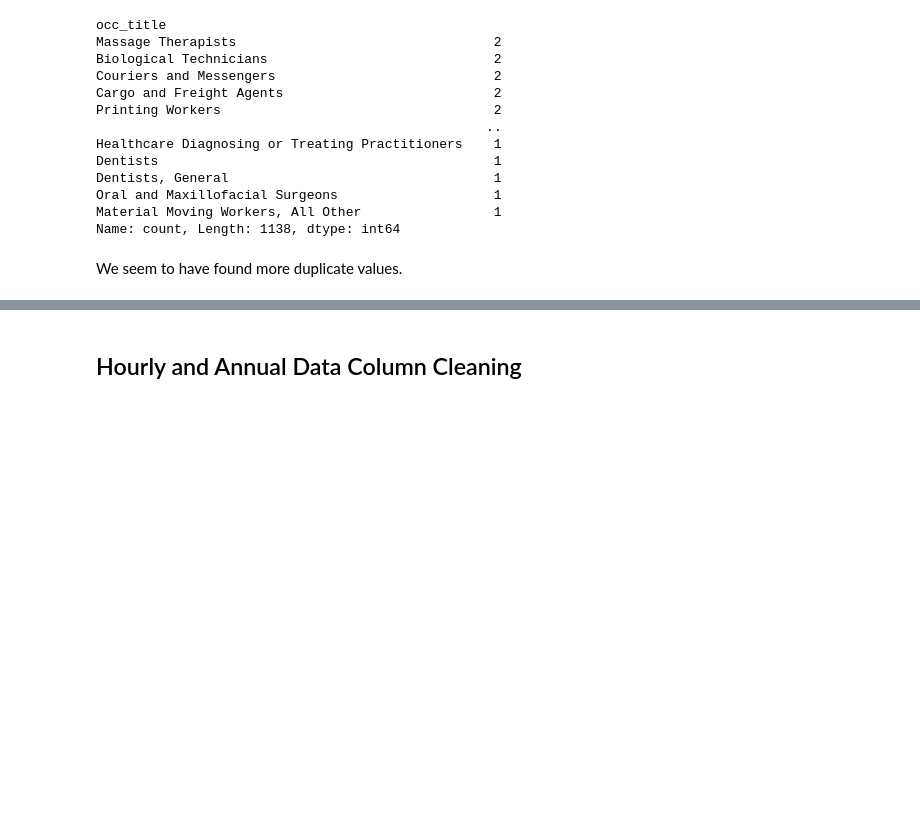
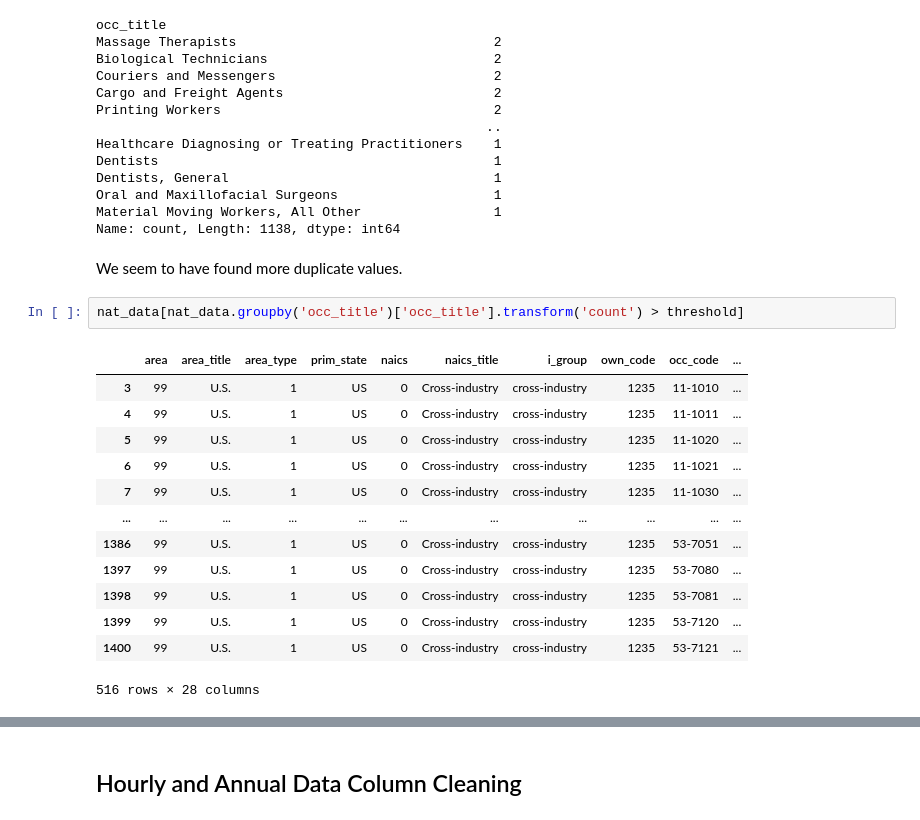
Before and after one commit to blue-santa/comparing-training-req-to-salary-exp, a Jupyter notebook: notebooks/2026-04-02-00-train_reward_compare_bls_data_rough_wrangling.ipynb, the cells around one changed output, grey strips where cells are left out. Saved outputs shown, nothing was run; the diff lists cells and outputs as text; blank space fills up the shorter version.

Commit message:
discover duplicate rows in occ_title column

```diff
--- a/notebooks/2026-04-02-00-train_reward_compare_bls_data_rough_wrangling.ipynb
+++ b/notebooks/2026-04-02-00-train_reward_compare_bls_data_rough_wrangling.ipynb
@@ -973,3 +973,19 @@ Material Moving Workers, All Other                 1
 Name: count, Length: 1138, dtype: int64
 # %% [markdown]
 We seem to have found more duplicate values.
+# %%
+nat_data[nat_data.groupby('occ_title')['occ_title'].transform('count') > threshold]
+# %% [output]
+|  | area | area_title | area_type | prim_state | naics | naics_title | i_group | own_code | occ_code | ... |
+| 3 | 99 | U.S. | 1 | US | 0 | Cross-industry | cross-industry | 1235 | 11-1010 | ... |
+| 4 | 99 | U.S. | 1 | US | 0 | Cross-industry | cross-industry | 1235 | 11-1011 | ... |
+| 5 | 99 | U.S. | 1 | US | 0 | Cross-industry | cross-industry | 1235 | 11-1020 | ... |
+| 6 | 99 | U.S. | 1 | US | 0 | Cross-industry | cross-industry | 1235 | 11-1021 | ... |
+| 7 | 99 | U.S. | 1 | US | 0 | Cross-industry | cross-industry | 1235 | 11-1030 | ... |
+| ... | ... | ... | ... | ... | ... | ... | ... | ... | ... | ... |
+| 1386 | 99 | U.S. | 1 | US | 0 | Cross-industry | cross-industry | 1235 | 53-7051 | ... |
+| 1397 | 99 | U.S. | 1 | US | 0 | Cross-industry | cross-industry | 1235 | 53-7080 | ... |
+| 1398 | 99 | U.S. | 1 | US | 0 | Cross-industry | cross-industry | 1235 | 53-7081 | ... |
+| 1399 | 99 | U.S. | 1 | US | 0 | Cross-industry | cross-industry | 1235 | 53-7120 | ... |
+| 1400 | 99 | U.S. | 1 | US | 0 | Cross-industry | cross-industry | 1235 | 53-7121 | ... |
+516 rows × 28 columns
```
Also changed, not shown: parts of 4 cells of this notebook.
